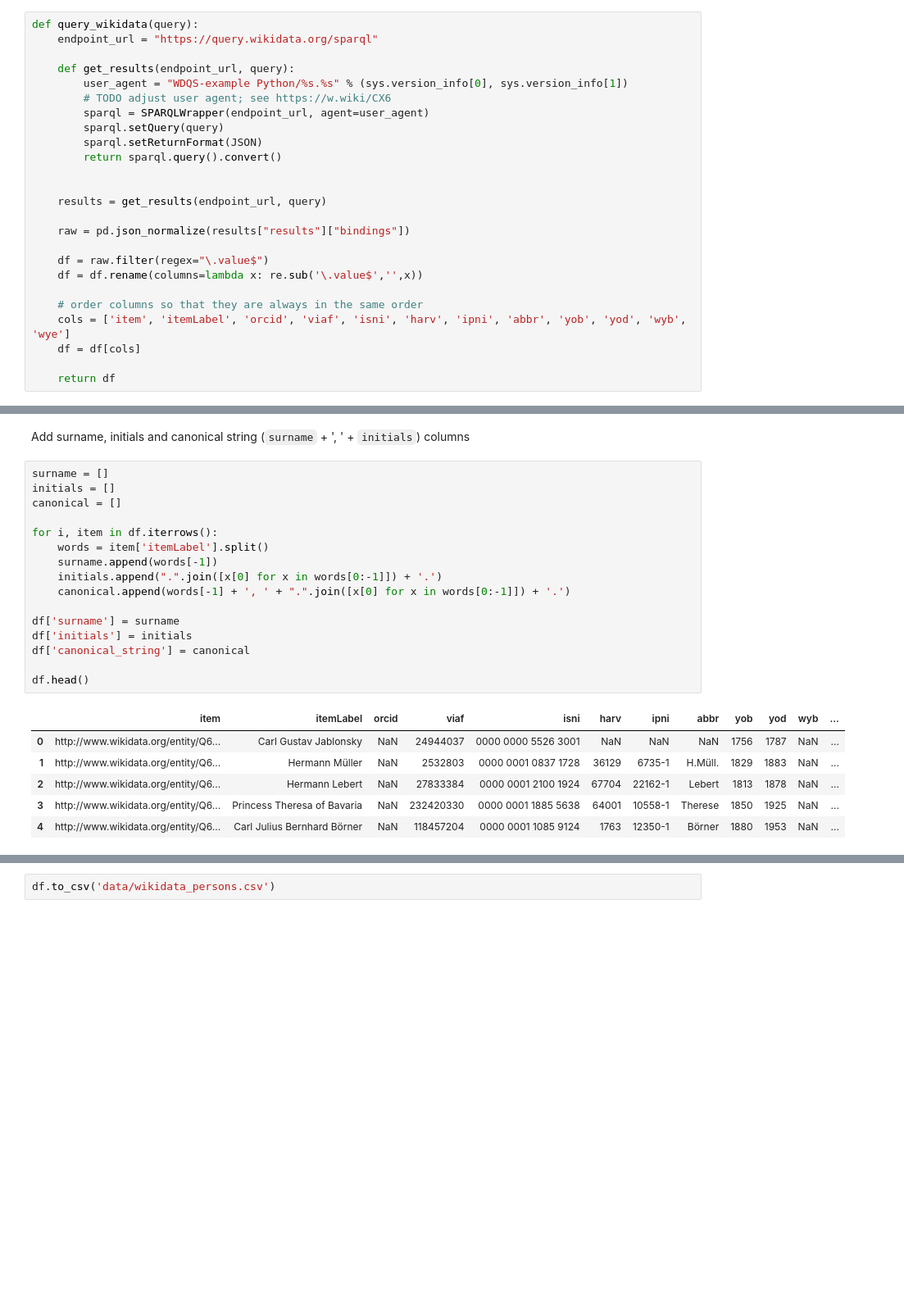
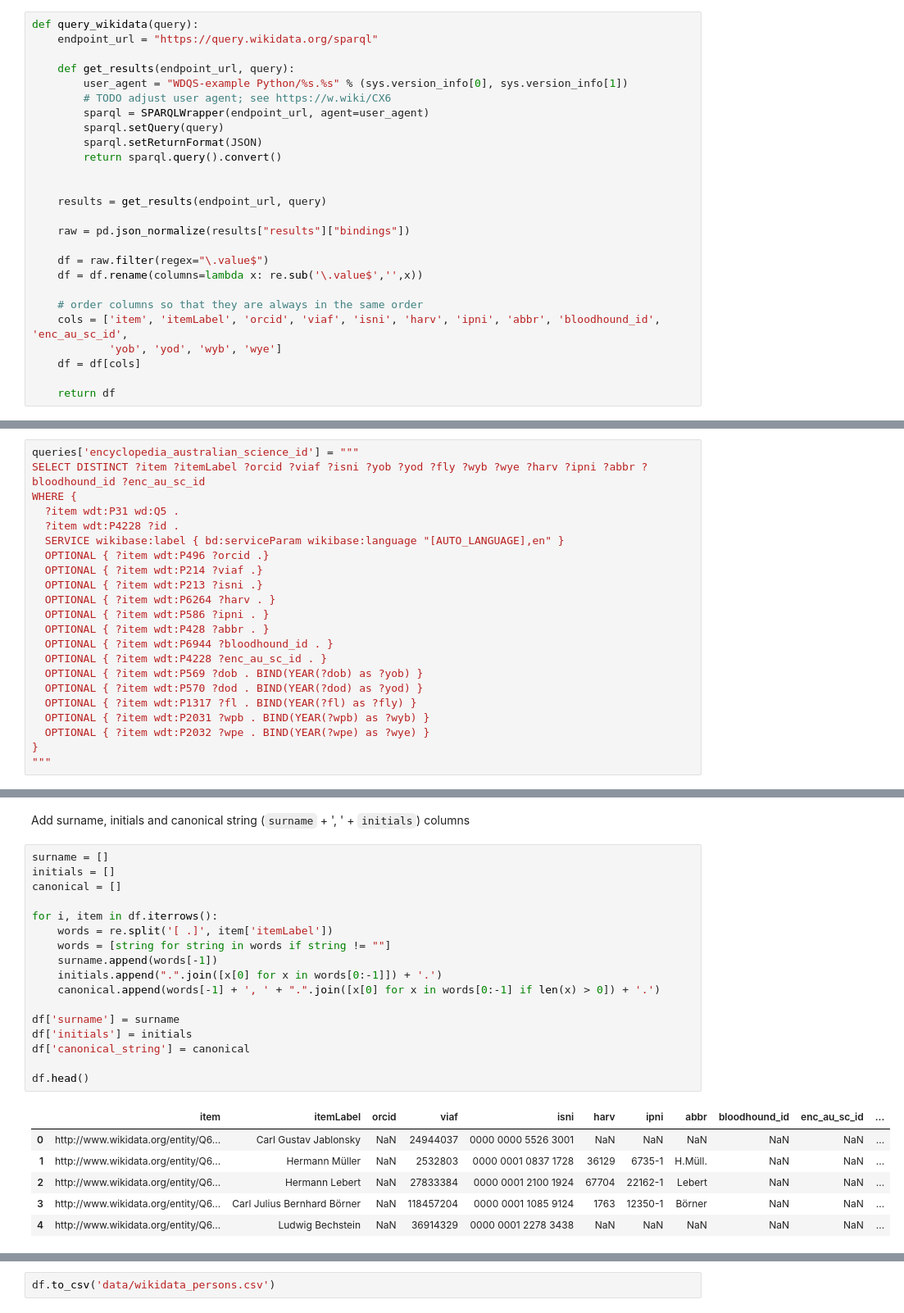
Before and after one commit to nielsklazenga/avh-collectors, a Jupyter notebook: create_wikidata_dataset.ipynb, the cells around one changed output, grey strips where cells are left out. Shown at 82% size. Saved outputs shown, nothing was run; the diff lists cells and outputs as text; blank space fills up the shorter version.

Commit message:
Added Bloodhound Tracker ID and Encyclopedia of Australian Science ID and matched MEL collectors

```diff
--- a/create_wikidata_dataset.ipynb
+++ b/create_wikidata_dataset.ipynb
@@ -38,7 +38,8 @@ def query_wikidata(query):
     df = df.rename(columns=lambda x: re.sub('\.value$','',x))
 
     # order columns so that they are always in the same order
-    cols = ['item', 'itemLabel', 'orcid', 'viaf', 'isni', 'harv', 'ipni', 'abbr', 'yob', 'yod', 'wyb', 'wye']
+    cols = ['item', 'itemLabel', 'orcid', 'viaf', 'isni', 'harv', 'ipni', 'abbr', 'bloodhound_id', 'enc_au_sc_id',
+            'yob', 'yod', 'wyb', 'wye']
     df = df[cols]
 
     return df
@@ -185,3 +225,25 @@ WHERE {
+# %%
+queries['encyclopedia_australian_science_id'] = """
+SELECT DISTINCT ?item ?itemLabel ?orcid ?viaf ?isni ?yob ?yod ?fly ?wyb ?wye ?harv ?ipni ?abbr ?bloodhound_id ?enc_au_sc_id
+WHERE {
+  ?item wdt:P31 wd:Q5 .
+  ?item wdt:P4228 ?id .
+  SERVICE wikibase:label { bd:serviceParam wikibase:language "[AUTO_LANGUAGE],en" }
+  OPTIONAL { ?item wdt:P496 ?orcid .}
+  OPTIONAL { ?item wdt:P214 ?viaf .}
+  OPTIONAL { ?item wdt:P213 ?isni .}
+  OPTIONAL { ?item wdt:P6264 ?harv . }
+  OPTIONAL { ?item wdt:P586 ?ipni . }
+  OPTIONAL { ?item wdt:P428 ?abbr . }
+  OPTIONAL { ?item wdt:P6944 ?bloodhound_id . }
+  OPTIONAL { ?item wdt:P4228 ?enc_au_sc_id . }
+  OPTIONAL { ?item wdt:P569 ?dob . BIND(YEAR(?dob) as ?yob) }
+  OPTIONAL { ?item wdt:P570 ?dod . BIND(YEAR(?dod) as ?yod) }
+  OPTIONAL { ?item wdt:P1317 ?fl . BIND(YEAR(?fl) as ?fly) }
+  OPTIONAL { ?item wdt:P2031 ?wpb . BIND(YEAR(?wpb) as ?wyb) }
+  OPTIONAL { ?item wdt:P2032 ?wpe . BIND(YEAR(?wpe) as ?wye) }
+}
+"""
 # %% [markdown]
 ## Create the data frame
 
@@ -219,26 +283,27 @@ Add surname, initials and canonical string (`surname` + ', ' + `initials`) colum
 # %%
 surname = []
 initials = []
 canonical = []
 
 for i, item in df.iterrows():
-    words = item['itemLabel'].split()
+    words = re.split('[ .]', item['itemLabel'])
+    words = [string for string in words if string != ""]
     surname.append(words[-1])
     initials.append(".".join([x[0] for x in words[0:-1]]) + '.')
-    canonical.append(words[-1] + ', ' + ".".join([x[0] for x in words[0:-1]]) + '.')
+    canonical.append(words[-1] + ', ' + ".".join([x[0] for x in words[0:-1] if len(x) > 0]) + '.')
 
 df['surname'] = surname
 df['initials'] = initials
 df['canonical_string'] = canonical
 
 df.head()
 # %% [output]
-|  | item | itemLabel | orcid | viaf | isni | harv | ipni | abbr | yob | yod | wyb | ... |
-| 0 | http://www.wikidata.org/entity/Q6... | Carl Gustav Jablonsky | NaN | 24944037 | 0000 0000 5526 3001 | NaN | NaN | NaN | 1756 | 1787 | NaN | ... |
-| 1 | http://www.wikidata.org/entity/Q6... | Hermann Müller | NaN | 2532803 | 0000 0001 0837 1728 | 36129 | 6735-1 | H.Müll. | 1829 | 1883 | NaN | ... |
-| 2 | http://www.wikidata.org/entity/Q6... | Hermann Lebert | NaN | 27833384 | 0000 0001 2100 1924 | 67704 | 22162-1 | Lebert | 1813 | 1878 | NaN | ... |
-| 3 | http://www.wikidata.org/entity/Q6... | Princess Theresa of Bavaria | NaN | 232420330 | 0000 0001 1885 5638 | 64001 | 10558-1 | Therese | 1850 | 1925 | NaN | ... |
-| 4 | http://www.wikidata.org/entity/Q6... | Carl Julius Bernhard Börner | NaN | 118457204 | 0000 0001 1085 9124 | 1763 | 12350-1 | Börner | 1880 | 1953 | NaN | ... |
+|  | item | itemLabel | orcid | viaf | isni | harv | ipni | abbr | bloodhound_id | enc_au_sc_id | ... |
+| 0 | http://www.wikidata.org/entity/Q6... | Carl Gustav Jablonsky | NaN | 24944037 | 0000 0000 5526 3001 | NaN | NaN | NaN | NaN | NaN | ... |
+| 1 | http://www.wikidata.org/entity/Q6... | Hermann Müller | NaN | 2532803 | 0000 0001 0837 1728 | 36129 | 6735-1 | H.Müll. | NaN | NaN | ... |
+| 2 | http://www.wikidata.org/entity/Q6... | Hermann Lebert | NaN | 27833384 | 0000 0001 2100 1924 | 67704 | 22162-1 | Lebert | NaN | NaN | ... |
+| 3 | http://www.wikidata.org/entity/Q6... | Carl Julius Bernhard Börner | NaN | 118457204 | 0000 0001 1085 9124 | 1763 | 12350-1 | Börner | NaN | NaN | ... |
+| 4 | http://www.wikidata.org/entity/Q6... | Ludwig Bechstein | NaN | 36914329 | 0000 0001 2278 3438 | NaN | NaN | NaN | NaN | NaN | ... |
 # %%
 df = df[['item', 'itemLabel',
         'surname', 'initials', 'canonical_string',
```
Also changed, not shown: parts of 12 cells of this notebook, 8 other files.
